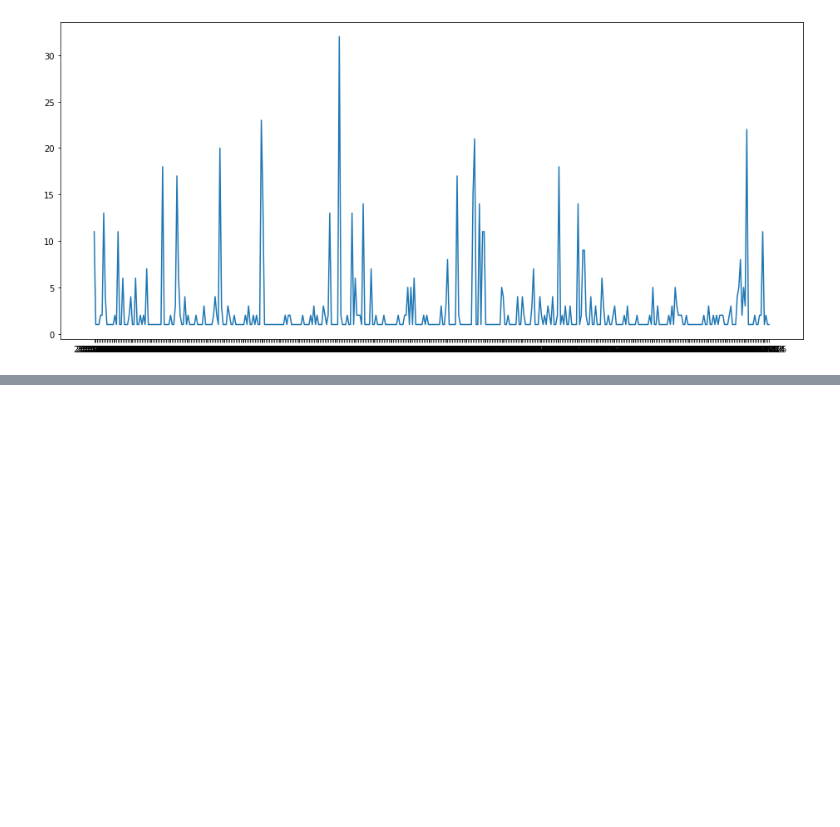
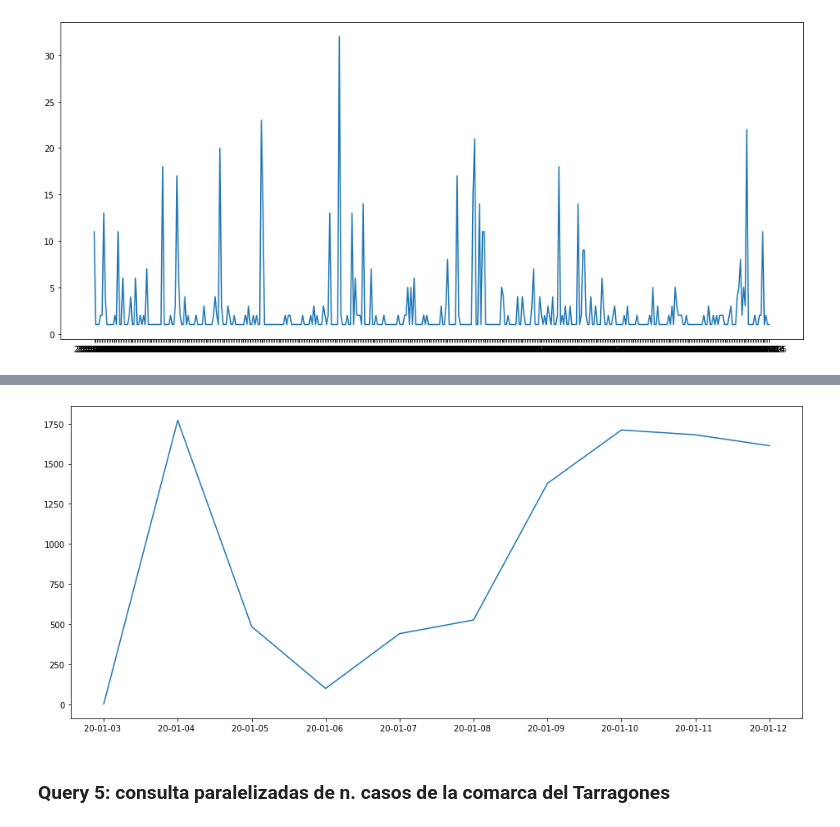
Before and after one commit to meszon/sd_practice2, a Jupyter notebook: notebook.ipynb, the cells around one changed output, grey strips where cells are left out. Cells and saved outputs as stored; diff of their text form; code cells hidden in the pictures; blank space fills up the shorter version.

```diff
--- a/notebook.ipynb
+++ b/notebook.ipynb
@@ -53,0 +107,3 @@ graph_plot(query, 'TipusCasData', 'NumCasos')
+# %%
+fexec.call_async(getData, "SELECT SUM(NumCasos) AS TotalCasos, TipusCasData FROM database WHERE TipusCasData BETWEEN '2020-01-01' AND '2020-02-01' GROUP BY TipusCasData")
+query = fexec.get_result()
@@ -53,0 +117,7 @@ graph_plot(query, 'TipusCasData', 'NumCasos')
+# %%
+query['TipusCasData'] = formatar(query['TipusCasData'])
+graph_plot(query, 'TipusCasData', 'TotalCasos')
+# %% [output]
+[figure, added]
+# %% [markdown]
+### Query 5: consulta paralelizadas de n. casos de la comarca del Tarragones
```
Also changed, not shown: parts of 14 cells of this notebook, 1 other file.
